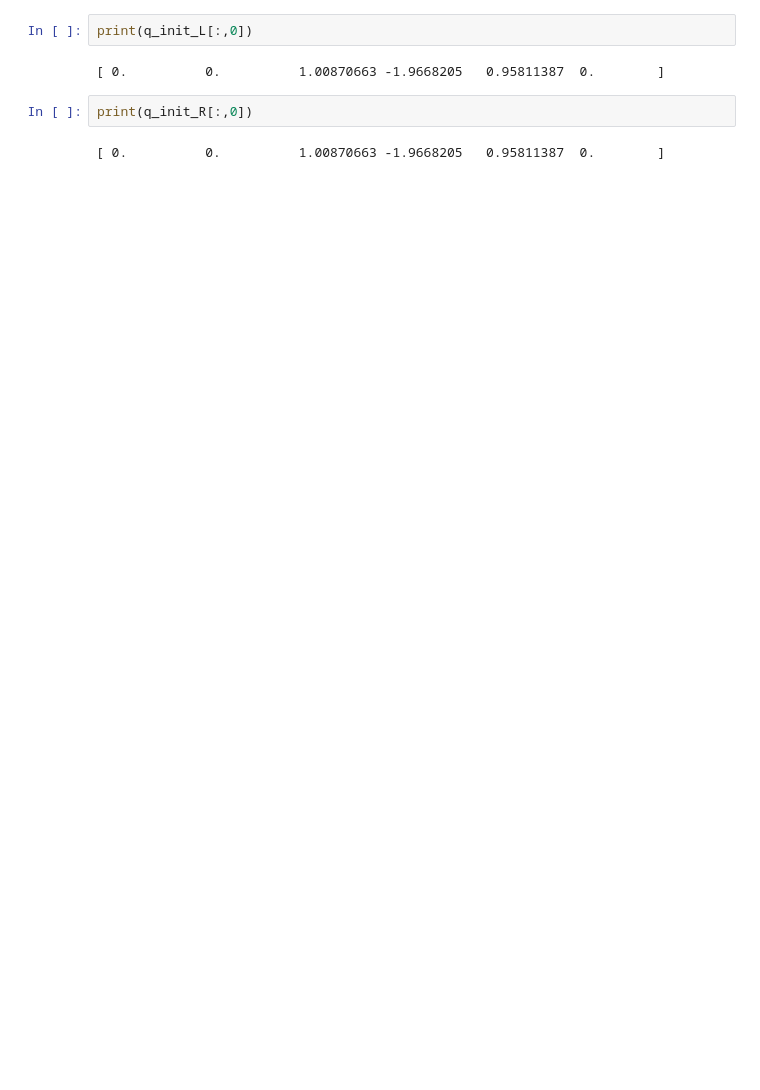
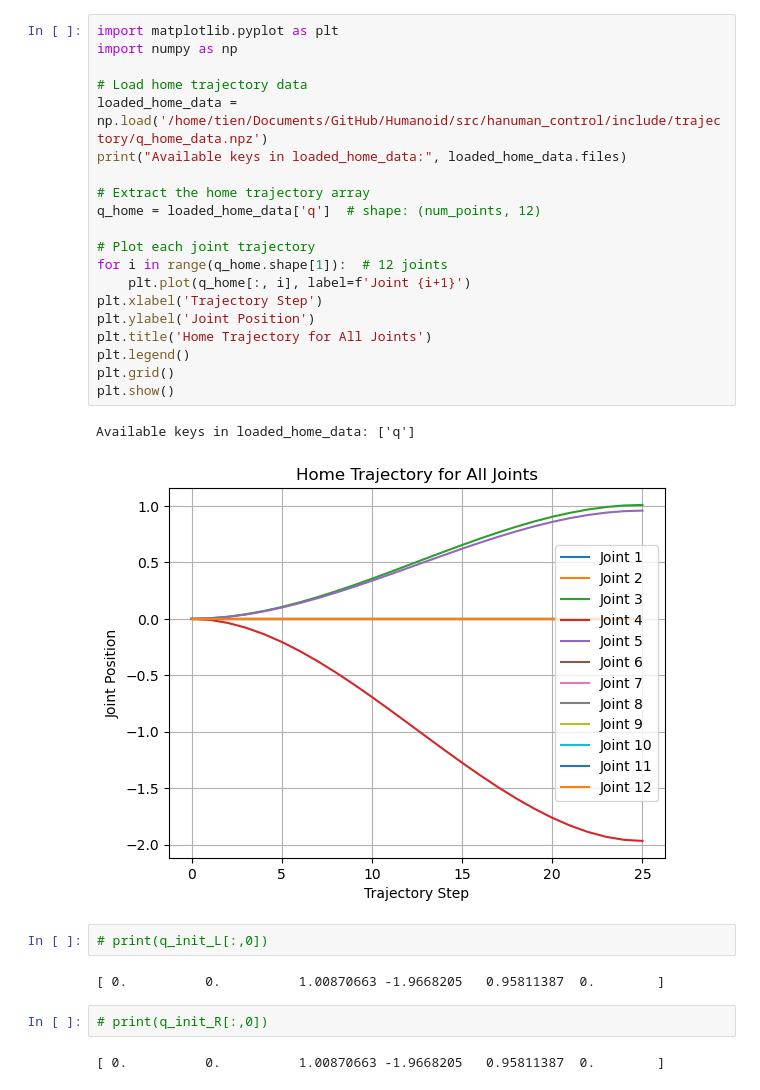
Before and after one commit to Tien-Jirattanun/Humanoid, a Jupyter notebook: src/hanuman_control/scripts/test.ipynb, the cells around one changed output. Cells and saved outputs as stored; diff of their text form; blank space fills up the shorter version.

Commit message:
update
- real implementation
- walking trajectory problems
- joint state not working yet

```diff
--- a/src/hanuman_control/scripts/test.ipynb
+++ b/src/hanuman_control/scripts/test.ipynb
@@ -24,9 +34,32 @@ sw_leg_q[:,-1] = sw_leg_q[:,-1] + (sw_leg_q[:,-1] - st_leg_q[:,0])*0.5
+# %%
+import matplotlib.pyplot as plt
+import numpy as np
+
+# Load home trajectory data
+loaded_home_data = np.load('/home/tien/Documents/GitHub/Humanoid/src/hanuman_control/include/trajectory/q_home_data.npz')
+print("Available keys in loaded_home_data:", loaded_home_data.files)
+
+# Extract the home trajectory array
+q_home = loaded_home_data['q']  # shape: (num_points, 12)
+
+# Plot each joint trajectory
+for i in range(q_home.shape[1]):  # 12 joints
+    plt.plot(q_home[:, i], label=f'Joint {i+1}')
+plt.xlabel('Trajectory Step')
+plt.ylabel('Joint Position')
+plt.title('Home Trajectory for All Joints')
+plt.legend()
+plt.grid()
+plt.show()
+# %% [output]
+Available keys in loaded_home_data: ['q']
+[figure, added]
 # %%
-print(q_init_L[:,0])
+# print(q_init_L[:,0])
 # %% [output]
 [ 0.          0.          1.00870663 -1.9668205   0.95811387  0.        ]
 # %%
-print(q_init_R[:,0])
+# print(q_init_R[:,0])
 # %% [output]
 [ 0.          0.          1.00870663 -1.9668205   0.95811387  0.        ]
 # %%
```
Also changed, not shown: parts of 3 cells of this notebook, 14 other files.
